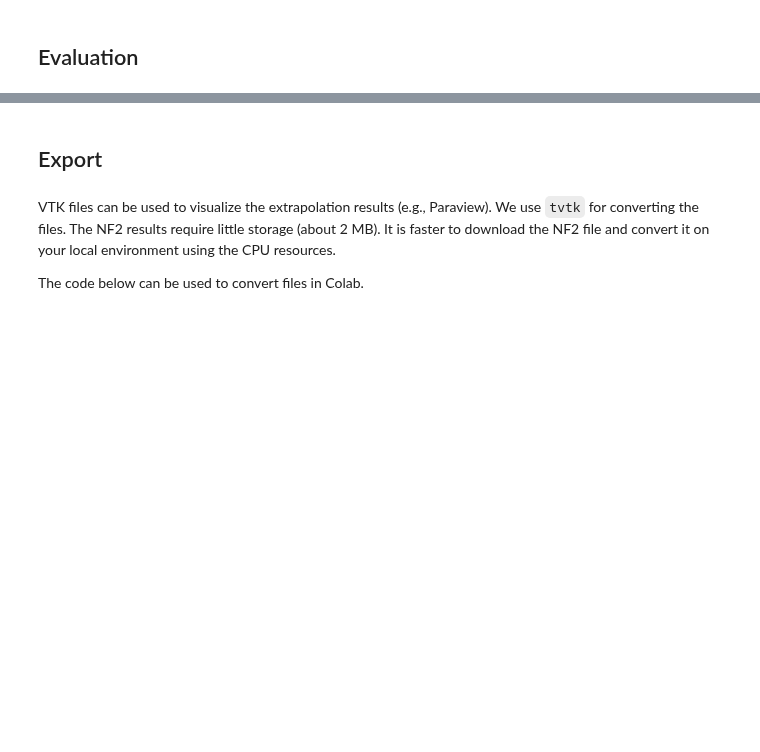
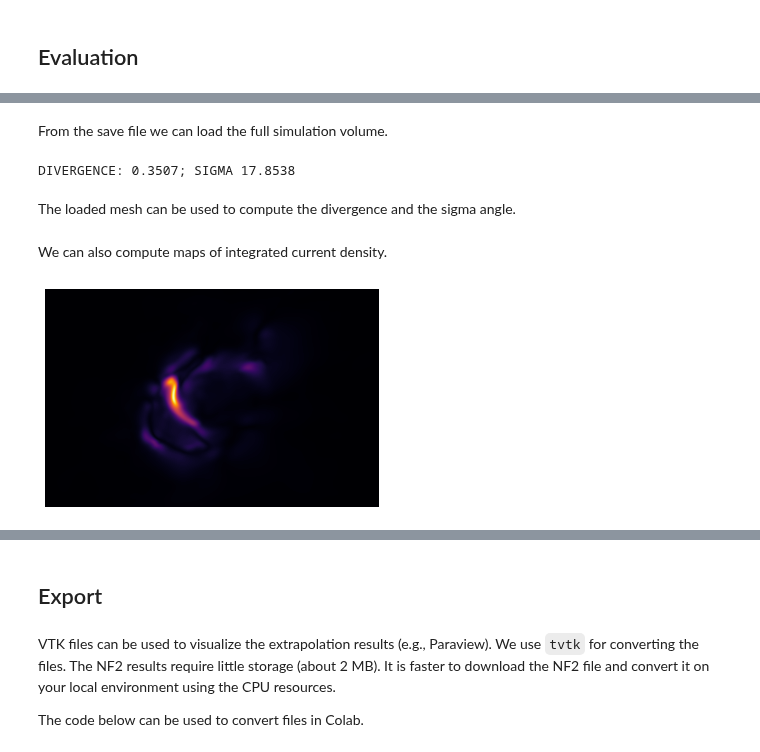
Before and after one commit to RobertJaro/NF2, a Jupyter notebook: example/extrapolation.ipynb, the cells around one changed output, grey strips where cells are left out. Saved outputs shown, nothing was run; the diff lists cells and outputs as text; code cells hidden in the pictures; blank space fills up the shorter version.

```diff
--- a/example/extrapolation.ipynb
+++ b/example/extrapolation.ipynb
@@ -56,0 +66,12 @@ download_HARP(sharp_nr, date, download_dir, client)
+# %%
+#@title Active Region
+sharp_nr = 7115 #@param {type:"number"}
+year = 2017 #@param {type:"integer"}
+month = 9 #@param {type:"integer"}
+day = 6 #@param {type:"integer"}
+hour = 8 #@param {type:"integer"}
+minute = 36 #@param {type:"number"}
+
+date = datetime(year, month, day, hour, minute)
+
+download_dir = 'AR_7115' #@param {type:"string"}
@@ -130,0 +187,9 @@ trainer.train(epochs, batch_size, n_samples_epoch, log_interval, validation_inte
+# %% [markdown]
+From the save file we can load the full simulation volume.
+# %%
+final_model_path = os.path.join(base_path, 'extrapolation_result.nf2')
+b = load_cube(final_model_path, progress=True)
+# %% [output]
+DIVERGENCE: 0.3507; SIGMA 17.8538
+# %% [markdown]
+The loaded mesh can be used to compute the divergence and the sigma angle.
@@ -130,0 +201,10 @@ trainer.train(epochs, batch_size, n_samples_epoch, log_interval, validation_inte
+# %% [markdown]
+We can also compute maps of integrated current density.
+# %%
+j = curl(b)
+plt.figure(figsize=(8,4))
+plt.imshow(vector_norm(j).sum(2).transpose(), origin='lower', cmap='inferno')
+plt.axis('off')
+plt.show()
+# %% [output]
+[figure, added]
```
Also changed, not shown: parts of 53 cells of this notebook, 12 other files.
